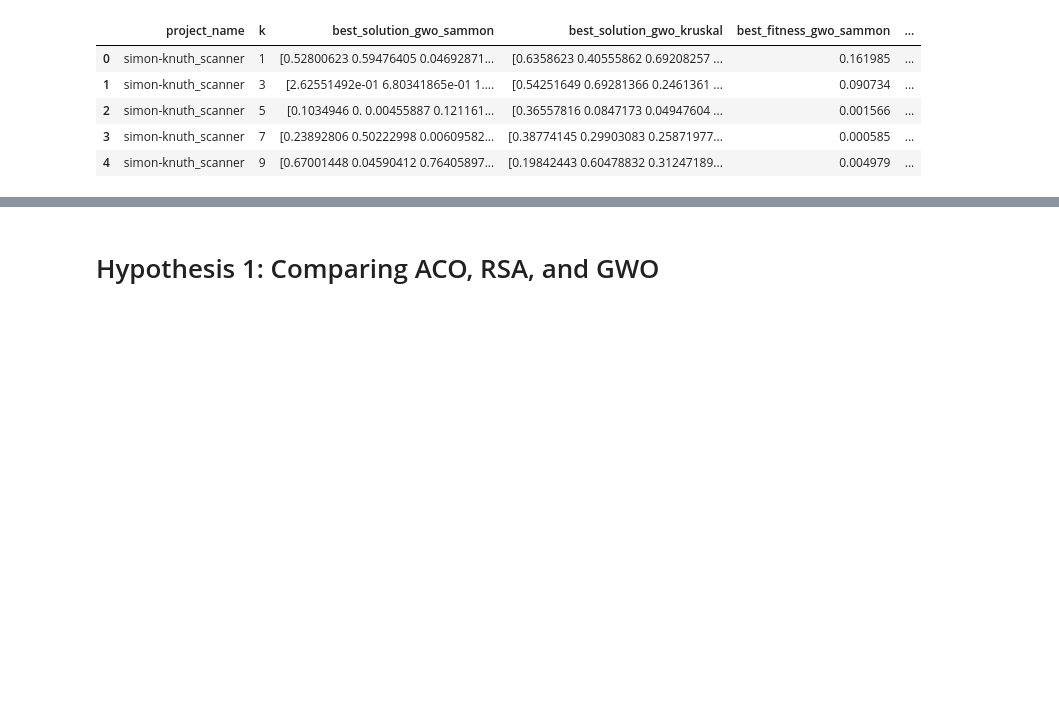
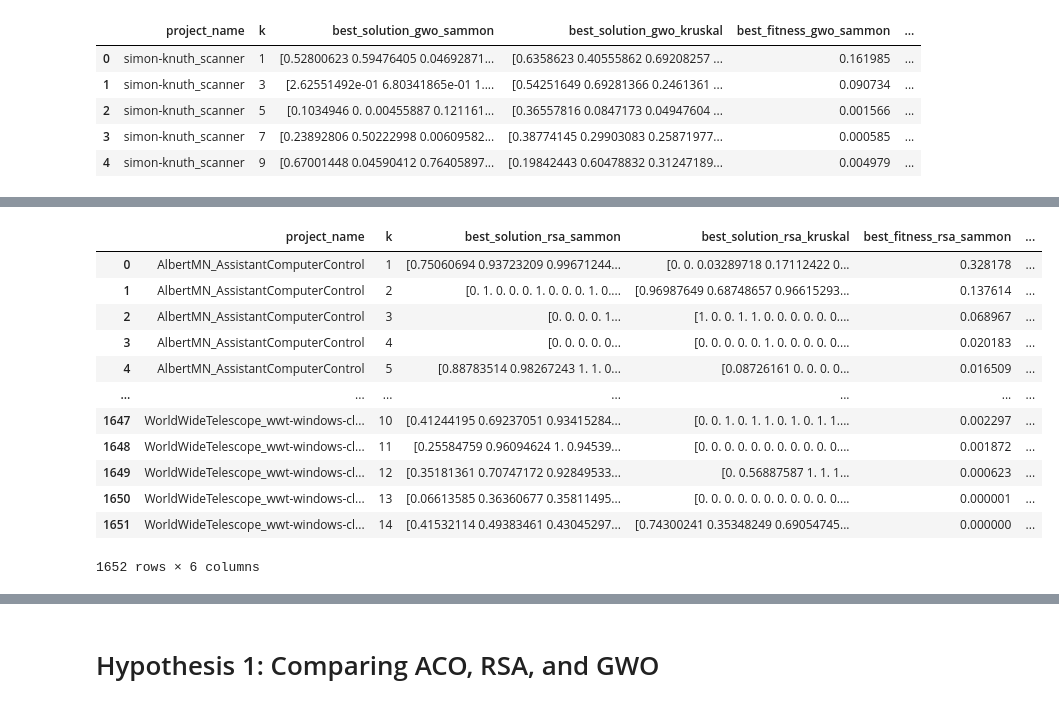
Before and after one commit to proboval/AS-EM-2024-Team5, a Jupyter notebook: HypothesisTests/hypothesis_tests.ipynb, the cells around one changed output, grey strips where cells are left out. Saved outputs shown, nothing was run; the diff lists cells and outputs as text; code cells hidden in the pictures; blank space fills up the shorter version.

```diff
--- a/HypothesisTests/hypothesis_tests.ipynb
+++ b/HypothesisTests/hypothesis_tests.ipynb
@@ -117,3 +149,19 @@ method_metrics_results_gwo = method_metrics_results_gwo.replace([np.inf, -np.inf
 # %%
 method_metrics_results_rsa = pd.read_csv('method_metrics_results_rsa.csv')
 method_metrics_results_rsa = method_metrics_results_rsa.replace([np.inf, -np.inf], np.nan)
+# %%
+method_metrics_results_rsa
+# %% [output]
+|  | project_name | k | best_solution_rsa_sammon | best_solution_rsa_kruskal | best_fitness_rsa_sammon | ... |
+| 0 | AlbertMN_AssistantComputerControl | 1 | [0.75060694 0.93723209 0.99671244... | [0. 0. 0.03289718 0.17112422 0... | 0.328178 | ... |
+| 1 | AlbertMN_AssistantComputerControl | 2 | [0. 1. 0. 0. 0. 1. 0. 0. 0. 1. 0.... | [0.96987649 0.68748657 0.96615293... | 0.137614 | ... |
+| 2 | AlbertMN_AssistantComputerControl | 3 | [0. 0. 0. 0. 1... | [1. 0. 0. 1. 1. 0. 0. 0. 0. 0. 0.... | 0.068967 | ... |
+| 3 | AlbertMN_AssistantComputerControl | 4 | [0. 0. 0. 0. 0... | [0. 0. 0. 0. 0. 1. 0. 0. 0. 0. 0.... | 0.020183 | ... |
+| 4 | AlbertMN_AssistantComputerControl | 5 | [0.88783514 0.98267243 1. 1. 0... | [0.08726161 0. 0. 0. 0... | 0.016509 | ... |
+| ... | ... | ... | ... | ... | ... | ... |
+| 1647 | WorldWideTelescope_wwt-windows-cl... | 10 | [0.41244195 0.69237051 0.93415284... | [0. 0. 1. 0. 1. 1. 0. 1. 0. 1. 1.... | 0.002297 | ... |
+| 1648 | WorldWideTelescope_wwt-windows-cl... | 11 | [0.25584759 0.96094624 1. 0.94539... | [0. 0. 0. 0. 0. 0. 0. 0. 0. 0. 0.... | 0.001872 | ... |
+| 1649 | WorldWideTelescope_wwt-windows-cl... | 12 | [0.35181361 0.70747172 0.92849533... | [0. 0.56887587 1. 1. 1... | 0.000623 | ... |
+| 1650 | WorldWideTelescope_wwt-windows-cl... | 13 | [0.06613585 0.36360677 0.35811495... | [0. 0. 0. 0. 0. 0. 0. 0. 0. 0. 0.... | 0.000001 | ... |
+| 1651 | WorldWideTelescope_wwt-windows-cl... | 14 | [0.41532114 0.49383461 0.43045297... | [0.74300241 0.35348249 0.69054745... | 0.000000 | ... |
+1652 rows × 6 columns
```
Also changed, not shown: parts of 16 cells of this notebook, 3 other files.
